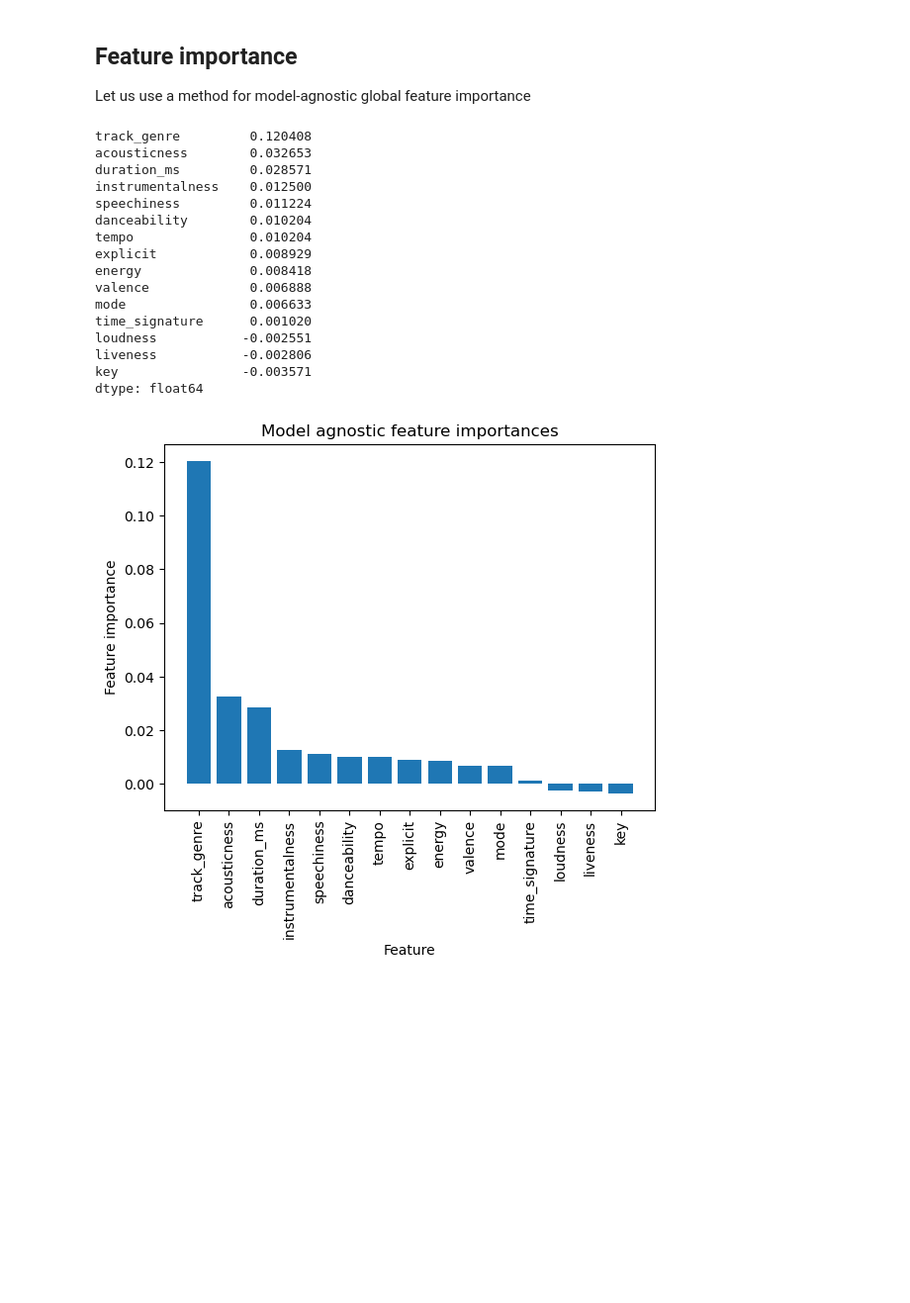
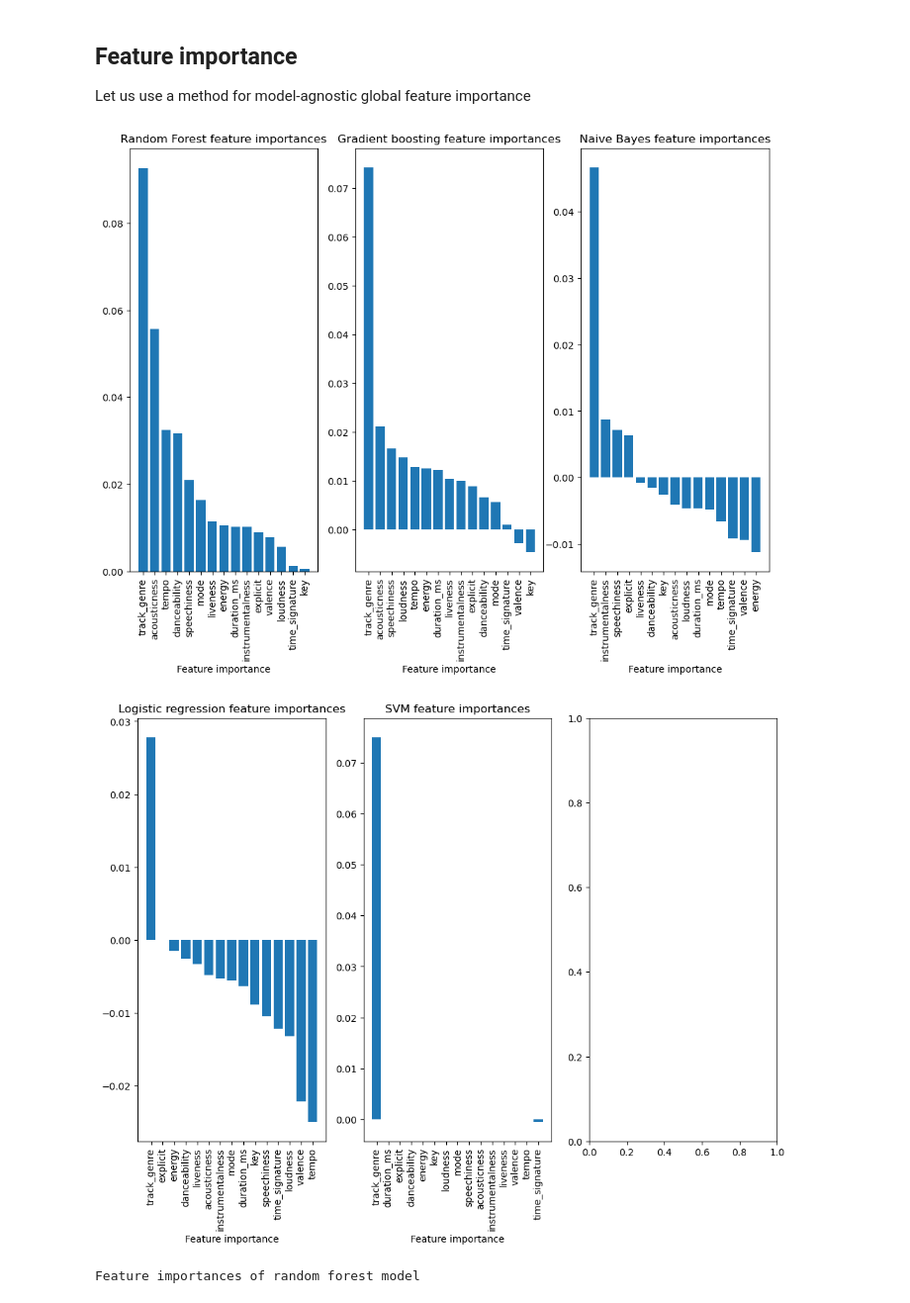
Before and after one commit to SamuelHellqvist/CS4168-DATA-MINING-UL----Project, a Jupyter notebook: classifiers.ipynb, the cells around one changed output. Shown at 99% size. Cells and saved outputs as stored; diff of their text form; code cells hidden in the pictures; blank space fills up the shorter version.

Commit message:
feat(classifiers.ipynb): add figures for transformed values, add feature importances of each model, edit interpretation

```diff
--- a/classifiers.ipynb
+++ b/classifiers.ipynb
@@ -159,2 +167,3 @@ print(outlier_cols_pos)
 # %%
-preprocess_pipeline.fit(X)
+# Fit the pipe to training data to inspect how transformed features look like
+preprocessing_results = preprocess_pipeline.fit_transform(X_train)
@@ -533,31 +631,39 @@ feature_importance_result = permutation_importance(
 # %%
+# Turn importances to pd.Series
 feature_names = X_test.columns
-importances = pd.Series(feature_importance_result.importances_mean, index=feature_names)
-importances = importances.sort_values(ascending=False)
-importances
+r_forest_importances = pd.Series(r_forest_feature_importance_result.importances_mean, index=feature_names).sort_values(ascending=False)
+grad_boost_importances = pd.Series(grad_boost_feature_importance_result.importances_mean, index=feature_names).sort_values(ascending=False)
+NB_importances = pd.Series(NB_feature_importance_result.importances_mean, index=feature_names).sort_values(ascending=False)
+logistic_reg_importances = pd.Series(logistic_reg_feature_importance_result.importances_mean, index=feature_names).sort_values(ascending=False)
+SVM_importances = pd.Series(SVM_feature_importance_result.importances_mean, index=feature_names).sort_values(ascending=False)
-# %% [output]
-track_genre         0.120408
-acousticness        0.032653
-duration_ms         0.028571
-instrumentalness    0.012500
-speechiness         0.011224
-danceability        0.010204
-tempo               0.010204
-explicit            0.008929
-energy              0.008418
-valence             0.006888
-mode                0.006633
-time_signature      0.001020
-loudness           -0.002551
-liveness           -0.002806
-key                -0.003571
-dtype: float64
 # %%
-plt.bar(importances.index, importances)
-plt.xticks(rotation=90)
-plt.title("Model agnostic feature importances")
-plt.xlabel("Feature")
-plt.ylabel("Feature importance")
+# Plot importances
+fig, axes = plt.subplots(1, 3, figsize=(12, 8))
+axes[0].bar(r_forest_importances.index, r_forest_importances)
+axes[0].set_title('Random Forest feature importances')
+axes[0].set_xlabel('Feature importance')
+axes[0].tick_params(axis='x', labelrotation=90)
+axes[1].bar(grad_boost_importances.index, grad_boost_importances)
+axes[1].set_title('Gradient boosting feature importances')
+axes[1].set_xlabel('Feature importance')
+axes[1].tick_params(axis='x', labelrotation=90)
+axes[2].bar(NB_importances.index, NB_importances)
+axes[2].set_title('Naive Bayes feature importances')
+axes[2].set_xlabel('Feature importance')
+axes[2].tick_params(axis='x', labelrotation=90)
+fig2, axes2 = plt.subplots(1, 3, figsize=(12, 8))
+axes2[0].bar(logistic_reg_importances.index, logistic_reg_importances)
+axes2[0].set_title('Logistic regression feature importances')
+axes2[0].set_xlabel('Feature importance')
+axes2[0].tick_params(axis='x', labelrotation=90)
+axes2[1].bar(SVM_importances.index,SVM_importances)
+axes2[1].set_title('SVM feature importances')
+axes2[1].set_xlabel('Feature importance')
+axes2[1].tick_params(axis='x', labelrotation=90)
 plt.show()
+print("Feature importances of random forest model")
+r_forest_importances
 # %% [output]
-[figure, old version]
+[figure, new version]
+[figure, added]
+Feature importances of random forest model
```
Also changed, not shown: parts of 22 cells of this notebook.
